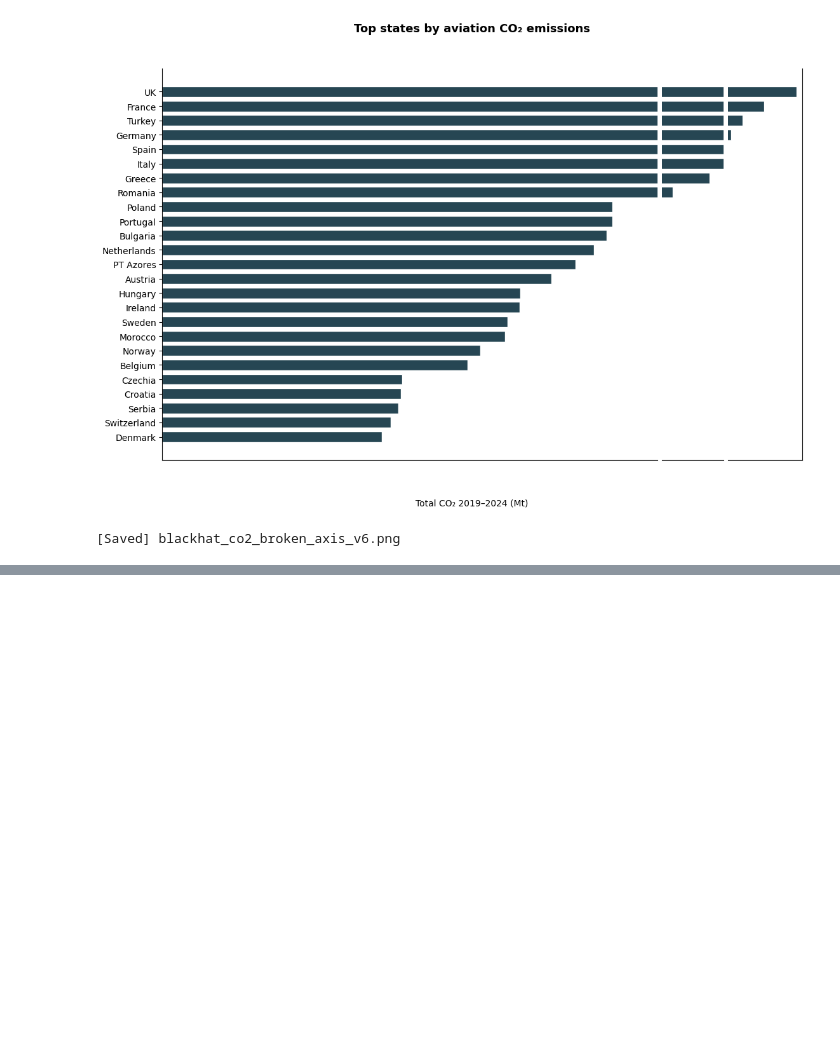
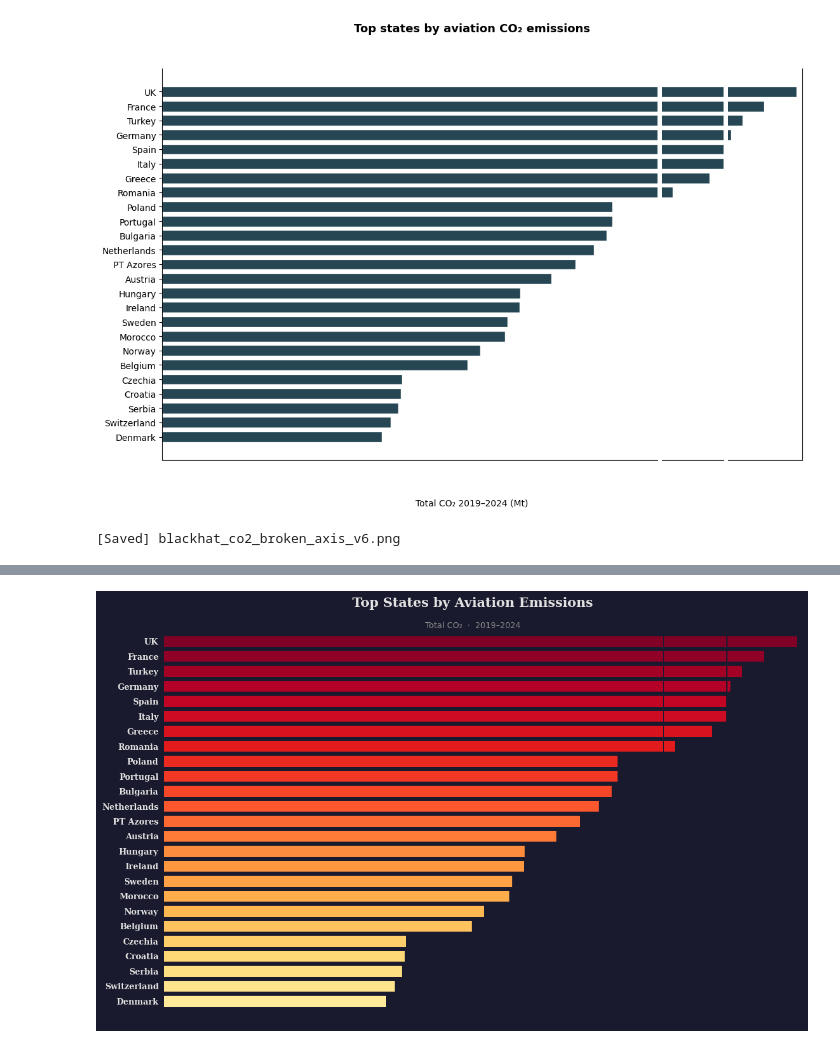
Before and after one commit to tabbba/Data-Visualization-, a Jupyter notebook: best_solution.ipynb, the cells around one changed output, grey strips where cells are left out. Saved outputs shown, nothing was run; the diff lists cells and outputs as text; code cells hidden in the pictures; blank space fills up the shorter version.

```diff
--- a/best_solution.ipynb
+++ b/best_solution.ipynb
@@ -178,0 +193,97 @@ plt.tight_layout(rect=[0, 0.04, 1, 0.95])
+# %%
+"""
+BLACK HAT visualization — Polished infographic style (v9)
+"""
+
+import pandas as pd
+import numpy as np
+import matplotlib.pyplot as plt
+import matplotlib.font_manager as fm
+from matplotlib.cm import get_cmap
+
+# ── Data ────────────────────────────────────────────────────────────────────
+df_state = pd.read_csv('data/clean/emission_state_clean.csv')
+
+CODE2NAME = {
+    "AL":"Albania","AM":"Armenia","AT":"Austria","AZ":"Azerbaijan",
+    "BA":"Bosnia","BE":"Belgium","BG":"Bulgaria","CH":"Switzerland",
+    "CY":"Cyprus","CZ":"Czechia","DE":"Germany","DK":"Denmark",
+    "EE":"Estonia","ES":"Spain","FI":"Finland","FR":"France",
+    "GB":"UK","GE":"Georgia","GR":"Greece","HR":"Croatia",
+    "HU":"Hungary","IE":"Ireland","IL":"Israel","IS":"Iceland",
+    "IT":"Italy","LT":"Lithuania","LU":"Luxembourg","LV":"Latvia",
+    "MA":"Morocco","MD":"Moldova","ME":"Montenegro","MK":"N.Macedonia",
+    "MT":"Malta","NL":"Netherlands","NO":"Norway","PL":"Poland",
+    "PT - Lisbon FIR":"Portugal","PT - Santa Maria FIR":"PT Azores",
+    "RO":"Romania","RS":"Serbia","SE":"Sweden","SI":"Slovenia",
+    "SK":"Slovakia","TR":"Turkey","UA":"Ukraine"
+}
+
+state_tot = (
+    df_state.groupby("AREA")["CO2_KG"].sum()
+    .reset_index()
+    .sort_values("CO2_KG", ascending=False)
+    .head(25)
+)
+state_tot["name"] = state_tot["AREA"].map(CODE2NAME).fillna(state_tot["AREA"])
+state_tot = state_tot.iloc[::-1].reset_index(drop=True)
+
+names = state_tot["name"].values
+vals  = state_tot["CO2_KG"].values / 1e9
+
+# ── Colors: single gradient (amber → deep red) ─────────────────────────────
+n = len(names)
+palette = get_cmap("YlOrRd", n + 4)          # offset to skip the pale yellows
+bar_colors = [palette(i + 4) for i in range(n)]
+
+# ── Figure ──────────────────────────────────────────────────────────────────
+DARK_BG  = "#1a1a2e"
+MID_BG   = "#16213e"
+TEXT_COL = "#e0e0e0"
+SUB_COL  = "#888888"
+
+fig, (ax1, ax2, ax3) = plt.subplots(
+    1, 3, sharey=True, figsize=(14, 9),
+    gridspec_kw={"width_ratios": [4, 0.5, 0.6], "wspace": 0.005}
+)
+fig.patch.set_facecolor(DARK_BG)
+
+for ax in [ax1, ax2, ax3]:
+    ax.set_facecolor(DARK_BG)
+    ax.barh(names, vals, color=bar_colors, edgecolor="none", height=0.72)
+
+    # Remove all spines
+    for spine in ax.spines.values():
+        spine.set_visible(False)
+
+    ax.set_xticks([])
+    ax.grid(False)
+    ax.tick_params(left=False, bottom=False)
+
+# Axis limits — two cuts
+ax1.set_xlim(0, 22)
+ax2.set_xlim(25, 35)
+ax3.set_xlim(78, 122)
+
+# ── Y-axis label styling ───────────────────────────────────────────────────
+ax1.tick_params(axis="y", colors=TEXT_COL, labelsize=10)
+for label in ax1.get_yticklabels():
+    label.set_fontfamily("serif")
+    label.set_fontweight("bold")
+
+
+# ── Title & subtitle ───────────────────────────────────────────────────────
+fig.text(0.5, 0.9, "Top States by Aviation Emissions",
+         ha="center", fontsize=16, fontweight="bold",
+         fontfamily="serif", color=TEXT_COL)
+fig.text(0.5, 0.86, "Total CO₂  ·  2019–2024",
+         ha="center", fontsize=10, color=SUB_COL)
+
+'''
+# ── Bottom source line ──────────────────────────────────────────────────────
+fig.text(0.5, 0.02, "Source: EUROCONTROL Gate-to-Gate Emissions",
+         ha="center", fontsize=7.5, color="#555555", style="italic")
+'''
+plt.tight_layout(rect=[0.02, 0.05, 1, 0.91])
+# %% [output]
+[figure, added]
```
Also changed, not shown: parts of 3 cells of this notebook, 2 other files.
